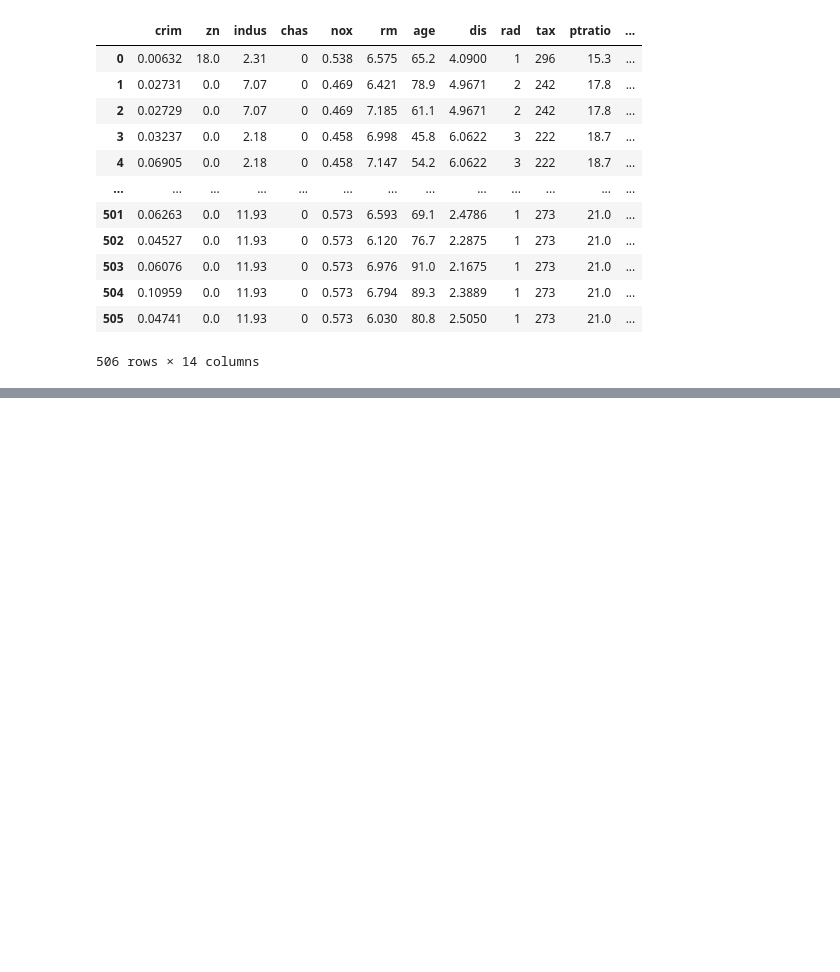
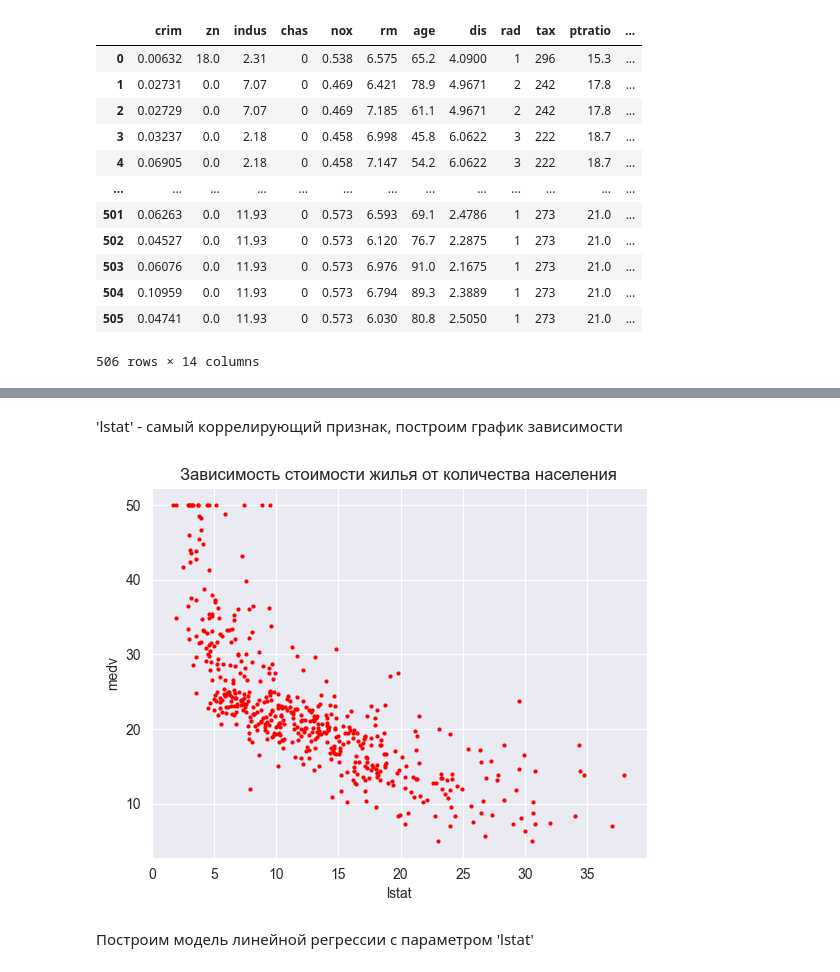
Before and after one commit to KirillPogranichny/ml-fefu-course, a Jupyter notebook: linear_regression.ipynb, the cells around one changed output, grey strips where cells are left out. Saved outputs shown, nothing was run; the diff lists cells and outputs as text; code cells hidden in the pictures; blank space fills up the shorter version.

```diff
--- a/linear_regression.ipynb
+++ b/linear_regression.ipynb
@@ -39,0 +53,12 @@ display(df)
+# %% [markdown]
+'lstat' - самый коррелирующий признак, построим график зависимости
+# %%
+plt.plot(df['lstat'], df['medv'], 'ro', markersize=2)
+plt.xlabel('lstat')
+plt.ylabel('medv')
+plt.title('Зависимость стоимости жилья от количества населения')
+plt.show()
+# %% [output]
+[figure, added]
+# %% [markdown]
+Построим модель линейной регрессии с параметром 'lstat'
```
Also changed, not shown: parts of 7 cells of this notebook.
